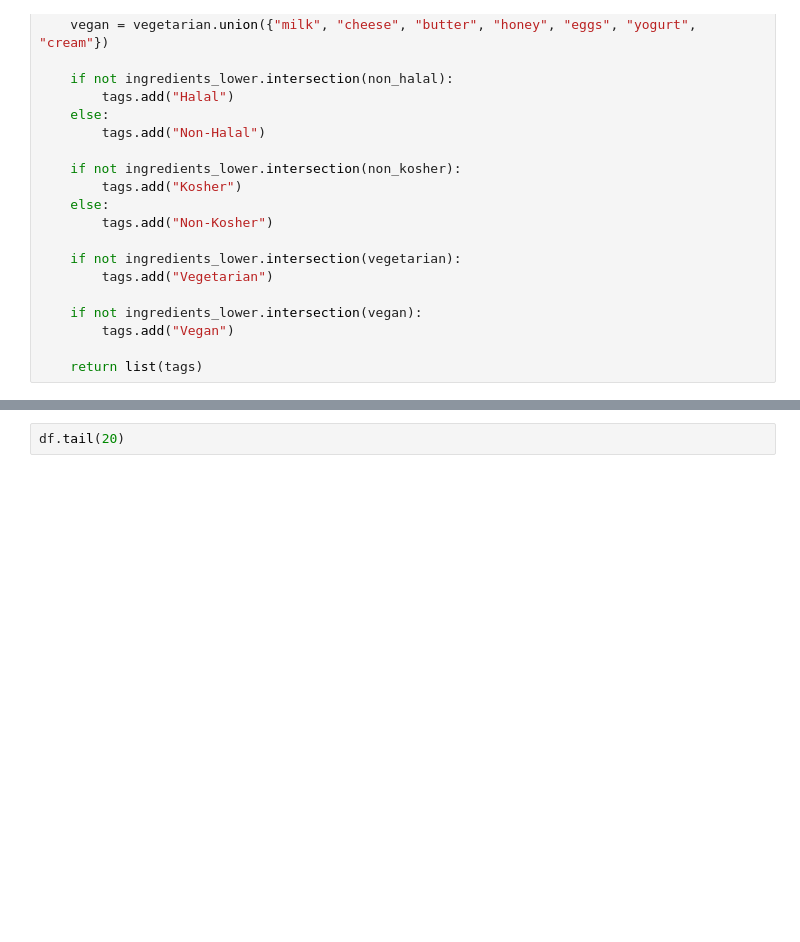
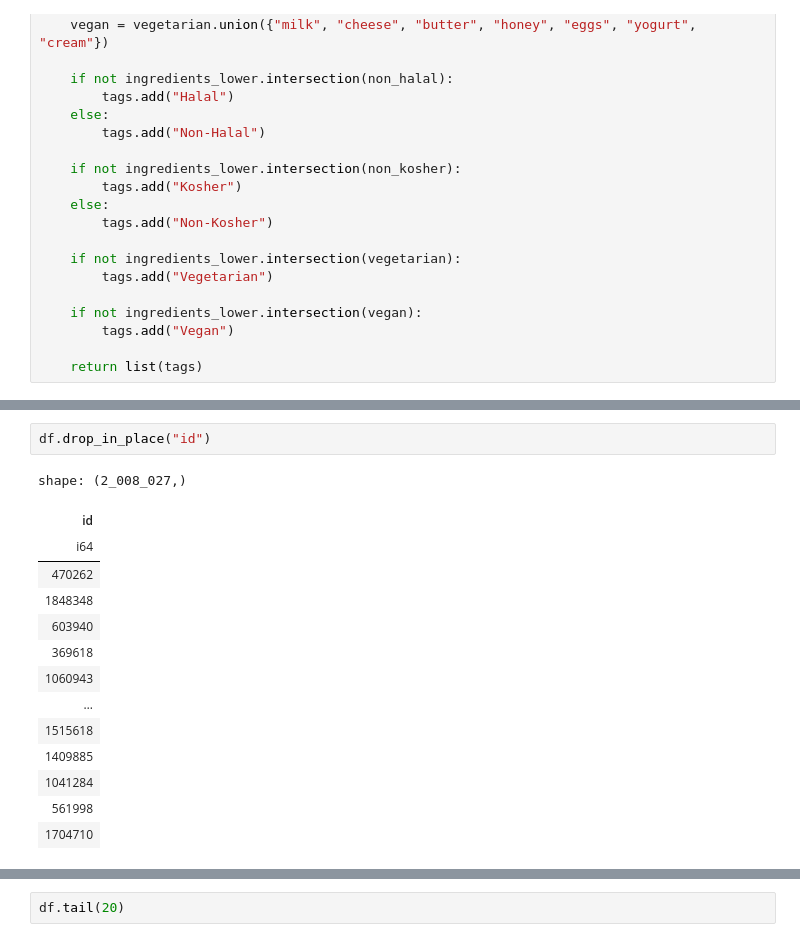
Before and after one commit to ridamansour/Recipe-Recommender, a Jupyter notebook: testyy.ipynb, the cells around one changed output, grey strips where cells are left out. Drawn from its saved outputs; the diff is of its cells as text; blank space fills up the shorter version.

```diff
--- a/testyy.ipynb
+++ b/testyy.ipynb
@@ -119,0 +148,17 @@ shape: (5, 7)
+# %%
+df.drop_in_place("id")
+# %% [output]
+shape: (2_008_027,)
+| id |
+| i64 |
+| 470262 |
+| 1848348 |
+| 603940 |
+| 369618 |
+| 1060943 |
+| … |
+| 1515618 |
+| 1409885 |
+| 1041284 |
+| 561998 |
+| 1704710 |
```
Also changed, not shown: parts of 9 cells of this notebook, 4 other files.
